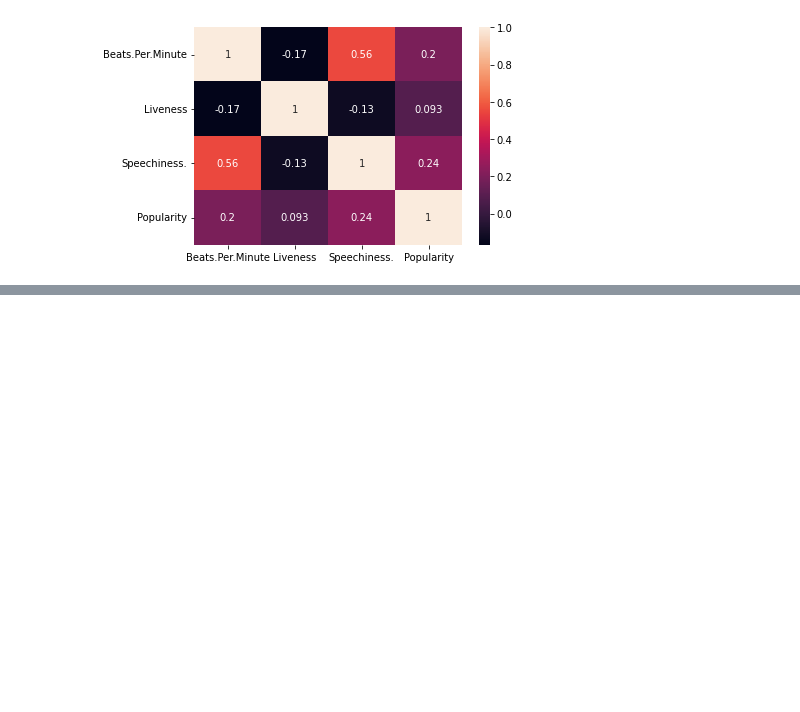
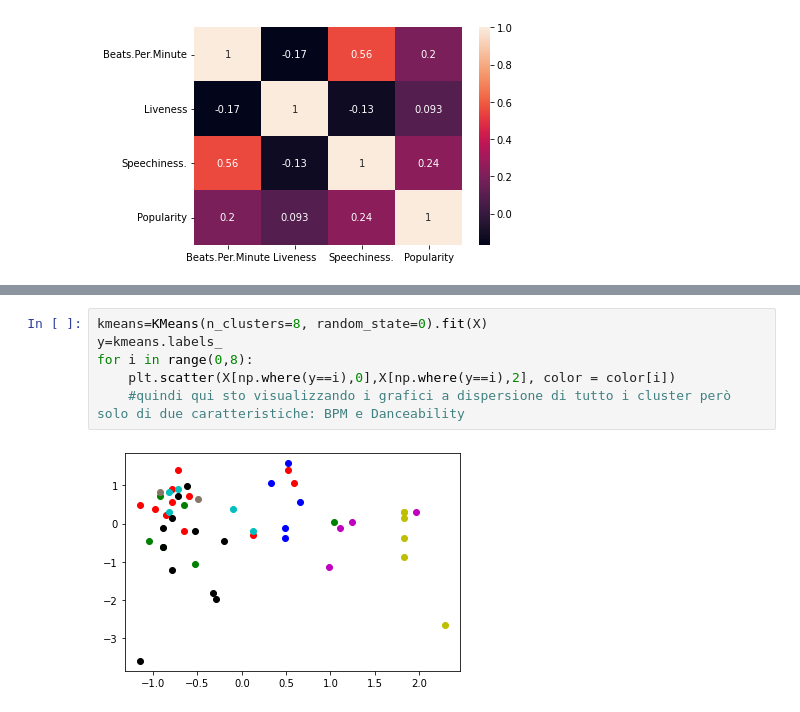
Before and after one commit to PedemonteGiacomo/DataScienceProject, a Jupyter notebook: project.ipynb, the cells around one changed output, grey strips where cells are left out. Drawn from its saved outputs; the diff is of its cells as text; blank space fills up the shorter version.

```diff
--- a/project.ipynb
+++ b/project.ipynb
@@ -814,0 +857,8 @@ Avrei provato con dei cluster bloccati : n°cluster = n°macro_generi. Quindi av
+# %%
+kmeans=KMeans(n_clusters=8, random_state=0).fit(X)
+y=kmeans.labels_
+for i in range(0,8):
+    plt.scatter(X[np.where(y==i),0],X[np.where(y==i),2], color = color[i])
+    #quindi qui sto visualizzando i grafici a dispersione di tutto i cluster però solo di due caratteristiche: BPM e Danceability
+# %% [output]
+[figure, added]
```
Also changed, not shown: parts of 25 cells of this notebook.
